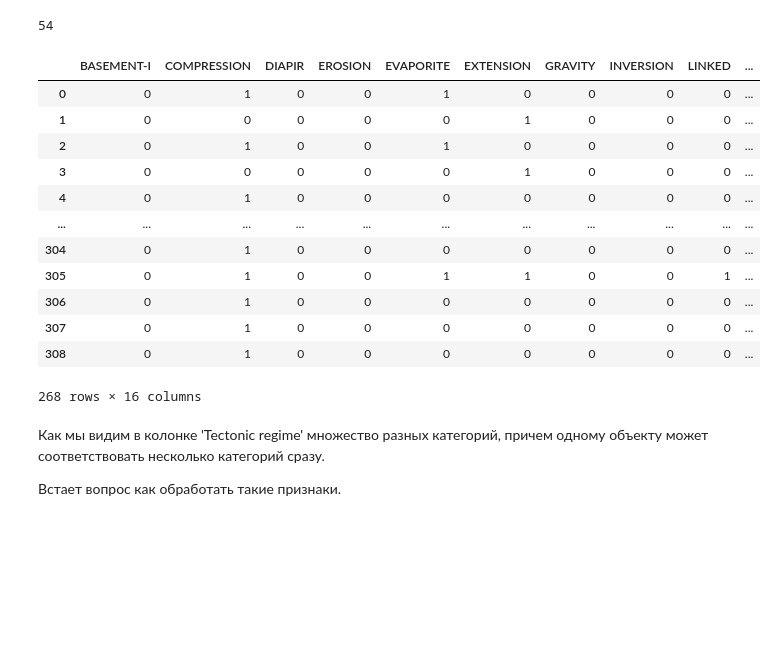
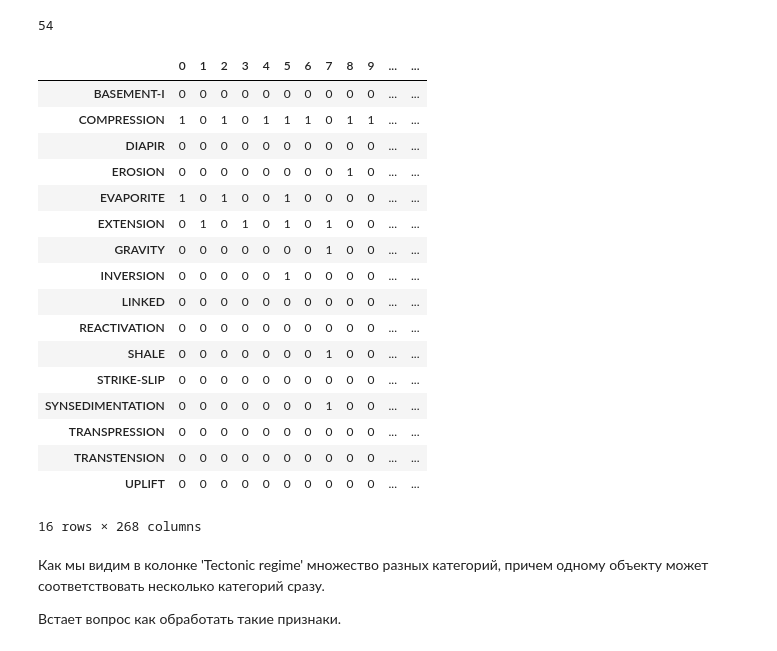
Before and after one commit to iTonyJah/DataScience, a Jupyter notebook: Edu/classical_ml/Baseline_Oil_&_Gas_Field_Development_SF_1.ipynb, the cells around one changed output. Cells and saved outputs as stored; diff of their text form; code cells hidden in the pictures; blank space fills up the shorter version.

```diff
--- a/Edu/classical_ml/Baseline_Oil_&_Gas_Field_Development_SF_1.ipynb
+++ b/Edu/classical_ml/Baseline_Oil_&_Gas_Field_Development_SF_1.ipynb
@@ -135,23 +227,28 @@ train['Tectonic regime'].nunique()
 54
 # %%
 # pd.get_dummies()
-train['Tectonic regime'].str.get_dummies(sep='/')
+train['Tectonic regime'].str.get_dummies(sep='/').T
 
 # Tectonic_regime_BASEMENT-I
 # %% [output]
-|  | BASEMENT-I | COMPRESSION | DIAPIR | EROSION | EVAPORITE | EXTENSION | GRAVITY | INVERSION | LINKED | ... |
-| 0 | 0 | 1 | 0 | 0 | 1 | 0 | 0 | 0 | 0 | ... |
-| 1 | 0 | 0 | 0 | 0 | 0 | 1 | 0 | 0 | 0 | ... |
-| 2 | 0 | 1 | 0 | 0 | 1 | 0 | 0 | 0 | 0 | ... |
-| 3 | 0 | 0 | 0 | 0 | 0 | 1 | 0 | 0 | 0 | ... |
-| 4 | 0 | 1 | 0 | 0 | 0 | 0 | 0 | 0 | 0 | ... |
-| ... | ... | ... | ... | ... | ... | ... | ... | ... | ... | ... |
-| 304 | 0 | 1 | 0 | 0 | 0 | 0 | 0 | 0 | 0 | ... |
-| 305 | 0 | 1 | 0 | 0 | 1 | 1 | 0 | 0 | 1 | ... |
-| 306 | 0 | 1 | 0 | 0 | 0 | 0 | 0 | 0 | 0 | ... |
-| 307 | 0 | 1 | 0 | 0 | 0 | 0 | 0 | 0 | 0 | ... |
-| 308 | 0 | 1 | 0 | 0 | 0 | 0 | 0 | 0 | 0 | ... |
+|  | 0 | 1 | 2 | 3 | 4 | 5 | 6 | 7 | 8 | 9 | ... | ... |
+| BASEMENT-I | 0 | 0 | 0 | 0 | 0 | 0 | 0 | 0 | 0 | 0 | ... | ... |
+| COMPRESSION | 1 | 0 | 1 | 0 | 1 | 1 | 1 | 0 | 1 | 1 | ... | ... |
+| DIAPIR | 0 | 0 | 0 | 0 | 0 | 0 | 0 | 0 | 0 | 0 | ... | ... |
+| EROSION | 0 | 0 | 0 | 0 | 0 | 0 | 0 | 0 | 1 | 0 | ... | ... |
+| EVAPORITE | 1 | 0 | 1 | 0 | 0 | 1 | 0 | 0 | 0 | 0 | ... | ... |
+| EXTENSION | 0 | 1 | 0 | 1 | 0 | 1 | 0 | 1 | 0 | 0 | ... | ... |
+| GRAVITY | 0 | 0 | 0 | 0 | 0 | 0 | 0 | 1 | 0 | 0 | ... | ... |
+| INVERSION | 0 | 0 | 0 | 0 | 0 | 1 | 0 | 0 | 0 | 0 | ... | ... |
+| LINKED | 0 | 0 | 0 | 0 | 0 | 0 | 0 | 0 | 0 | 0 | ... | ... |
+| REACTIVATION | 0 | 0 | 0 | 0 | 0 | 0 | 0 | 0 | 0 | 0 | ... | ... |
+| SHALE | 0 | 0 | 0 | 0 | 0 | 0 | 0 | 1 | 0 | 0 | ... | ... |
+| STRIKE-SLIP | 0 | 0 | 0 | 0 | 0 | 0 | 0 | 0 | 0 | 0 | ... | ... |
+| SYNSEDIMENTATION | 0 | 0 | 0 | 0 | 0 | 0 | 0 | 1 | 0 | 0 | ... | ... |
+| TRANSPRESSION | 0 | 0 | 0 | 0 | 0 | 0 | 0 | 0 | 0 | 0 | ... | ... |
+| TRANSTENSION | 0 | 0 | 0 | 0 | 0 | 0 | 0 | 0 | 0 | 0 | ... | ... |
+| UPLIFT | 0 | 0 | 0 | 0 | 0 | 0 | 0 | 0 | 0 | 0 | ... | ... |
-268 rows × 16 columns
+16 rows × 268 columns
 # %% [markdown]
 Как мы видим в колонке 'Tectonic regime' множество разных категорий, причем одному объекту может соответствовать несколько категорий сразу.
 
```
Also changed, not shown: parts of 32 cells of this notebook, 3 other files.
